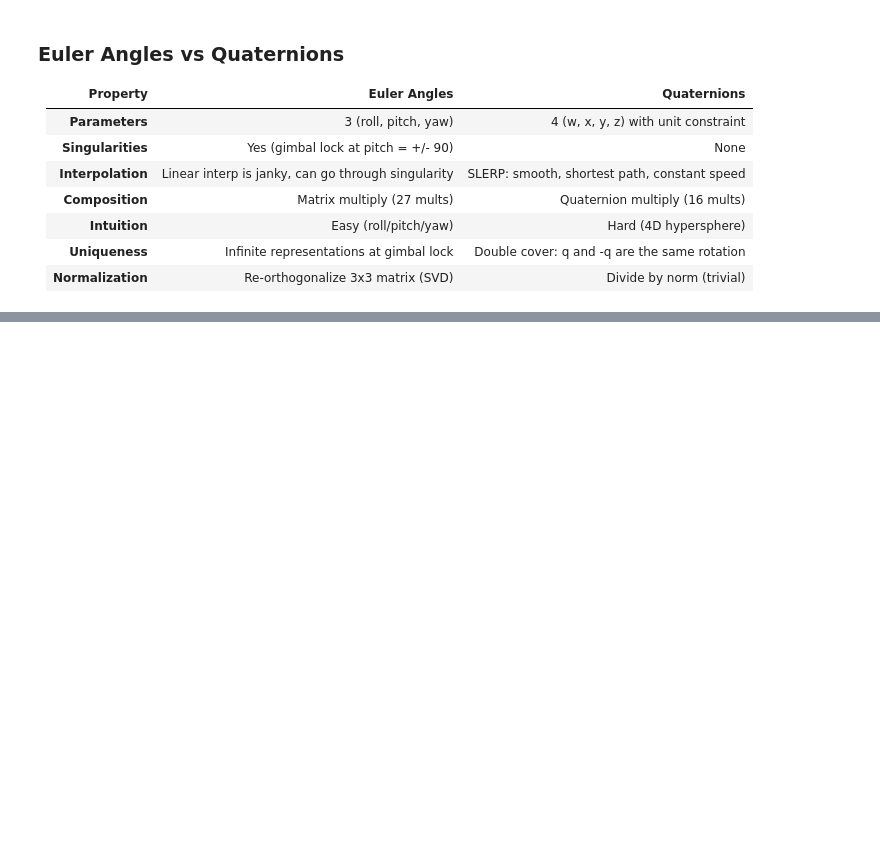
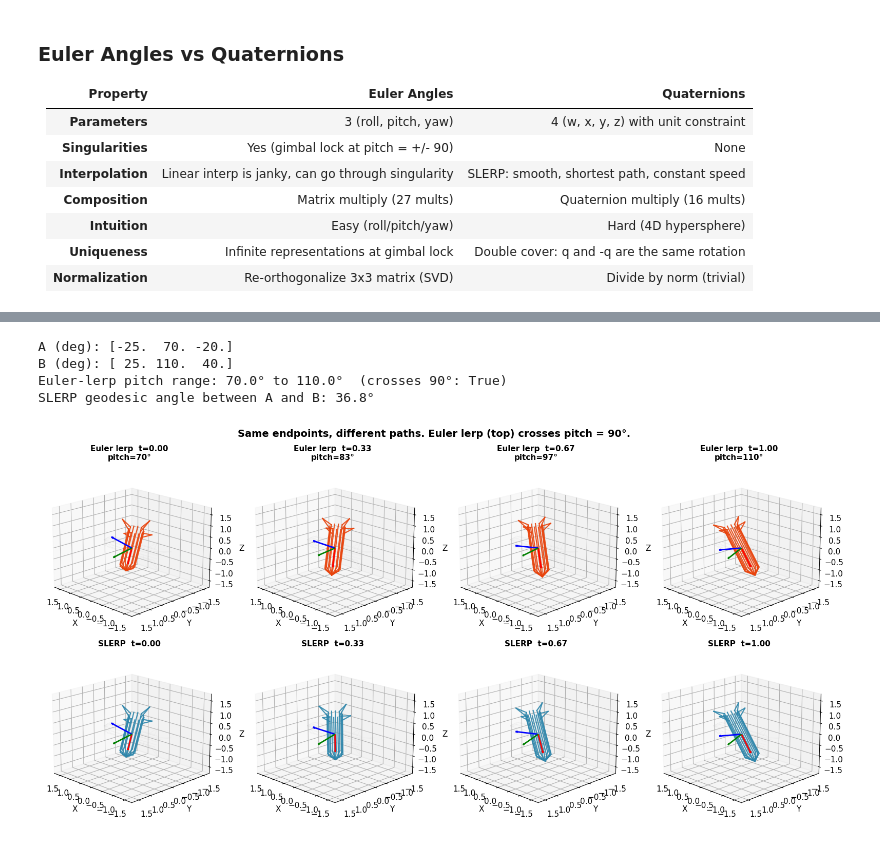
Before and after one commit to abhi-kirk/ARES-Icarus, a Jupyter notebook: learn-rocket-dynamics/02_rotations.ipynb, the cells around one changed output, grey strips where cells are left out. Saved outputs shown, nothing was run; the diff lists cells and outputs as text; code cells hidden in the pictures; blank space fills up the shorter version.

```diff
--- a/learn-rocket-dynamics/02_rotations.ipynb
+++ b/learn-rocket-dynamics/02_rotations.ipynb
@@ -900,11 +1137,74 @@ For Icarus, we'd use SLERP when generating reference attitude trajectories: "at
 # %%
-# Define start and end orientations that go through gimbal lock
-# A: slighltly pitched up, rolled left
-# B: slighltly pitched up, rolled right and yawwed (path goes through gimbal lock)
+# Endpoints: Euler lerp of pitch goes 70° -> 110°, so it must cross gimbal lock.
+# SLERP ignores those coordinates and takes the short arc between the two attitudes.
 
-# Method 1: Linear Euler interpolation
+rpy_a = np.radians([-25.0, 70.0, -20.0])   # steep, rolled left
+rpy_b = np.radians([ 25.0, 110.0,  40.0])  # past vertical, rolled right
+q_a = quat_from_euler(*rpy_a)
+q_b = quat_from_euler(*rpy_b)
 
-# Method 2: SLERP
+def lerp_rpy(rpy_start, rpy_end, t):
+    return (1.0 - t) * rpy_start + t * rpy_end
+
+n_path = 90
+t_path = np.linspace(0.0, 1.0, n_path)
+
+R_lerp = np.zeros((n_path, 3, 3))
+R_slerp = np.zeros((n_path, 3, 3))
+pitch_lerp = np.zeros(n_path)
+R_identity = np.eye(3)
+
+for i, t in enumerate(t_path):
+    rpy_t = lerp_rpy(rpy_a, rpy_b, t)
+    pitch_lerp[i] = rpy_t[1]
+    R_lerp[i] = euler_to_rotation_matrix(*rpy_t)
+    q_t = slerp(q_a, q_b, float(t))
+    R_slerp[i] = quat_to_rotation_matrix(q_t)
+
+dot = np.abs(np.dot(quat_normalize(q_a), quat_normalize(q_b)))
+geodesic_deg = np.degrees(2.0 * np.arccos(np.clip(dot, 0.0, 1.0)))
+
+print('A (deg):', np.degrees(rpy_a))
+print('B (deg):', np.degrees(rpy_b))
+print(f'Euler-lerp pitch range: {np.degrees(pitch_lerp.min()):.1f}° to {np.degrees(pitch_lerp.max()):.1f}°'
+      f'  (crosses 90°: {np.any(pitch_lerp >= np.pi/2)})')
+print(f'SLERP geodesic angle between A and B: {geodesic_deg:.1f}°')
+# %% [output]
+A (deg): [-25.  70. -20.]
+B (deg): [ 25. 110.  40.]
+Euler-lerp pitch range: 70.0° to 110.0°  (crosses 90°: True)
+SLERP geodesic angle between A and B: 36.8°
 # %%
-# Static comprison: show snapshots at t = 0, 0.33, 0.67, 1.0
+# Snapshots at t = 0, 1/3, 2/3, 1. Top row: Euler lerp. Bottom row: SLERP.
+t_snap = [0.0, 1.0 / 3.0, 2.0 / 3.0, 1.0]
+R_identity = np.eye(3)
+
+fig, axes = plt.subplots(2, 4, figsize=(16, 8), subplot_kw={'projection': '3d'})
+
+for col, t in enumerate(t_snap):
+    rpy_t = lerp_rpy(rpy_a, rpy_b, t)
+    R_top = euler_to_rotation_matrix(*rpy_t)
+    R_bot = quat_to_rotation_matrix(slerp(q_a, q_b, t))
+    pitch_deg = np.degrees(rpy_t[1])
+
+    draw_body_3d(axes[0, col], rocket, R_identity, color=C_GHOST, alpha=0.15, linewidth=0.6)
+    draw_body_3d(axes[0, col], rocket, R_top, color=C_ACCENT, alpha=0.9, linewidth=1.6)
+    draw_axes_3d(axes[0, col], R_top, length=0.9)
+    set_equal_3d_axes(axes[0, col], radius=1.8)
+    axes[0, col].view_init(elev=18, azim=135)
+    axes[0, col].set_title(f'Euler lerp  t={t:.2f}\npitch={pitch_deg:.0f}°', fontsize=11, fontweight='bold')
+
+    draw_body_3d(axes[1, col], rocket, R_identity, color=C_GHOST, alpha=0.15, linewidth=0.6)
+    draw_body_3d(axes[1, col], rocket, R_bot, color=C_BODY, alpha=0.9, linewidth=1.6)
+    draw_axes_3d(axes[1, col], R_bot, length=0.9)
+    set_equal_3d_axes(axes[1, col], radius=1.8)
+    axes[1, col].view_init(elev=18, azim=135)
+    axes[1, col].set_title(f'SLERP  t={t:.2f}', fontsize=11, fontweight='bold')
+
+fig.suptitle('Same endpoints, different paths. Euler lerp (top) crosses pitch = 90°.',
+             fontsize=14, fontweight='bold')
+plt.tight_layout()
+plt.show()
+# %% [output]
+[figure, added]
 # %%
```
Also changed, not shown: parts of 20 cells of this notebook, 5 other files.
